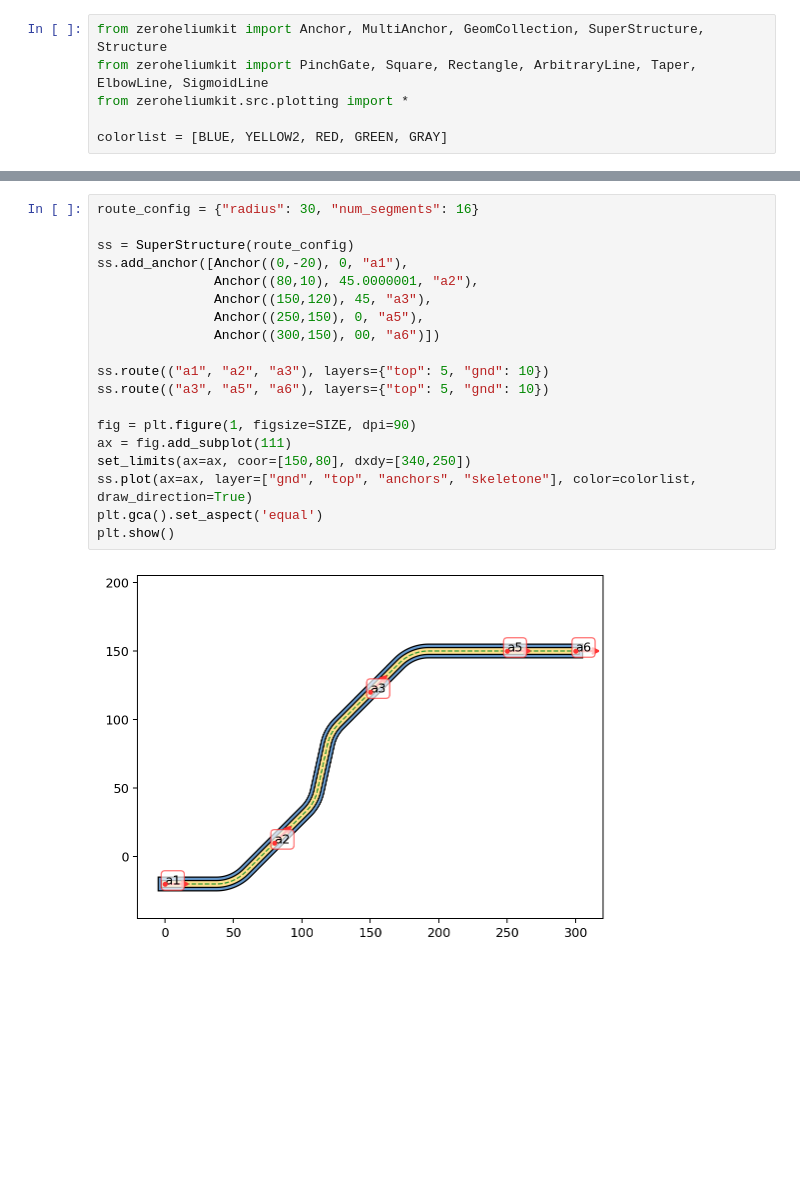
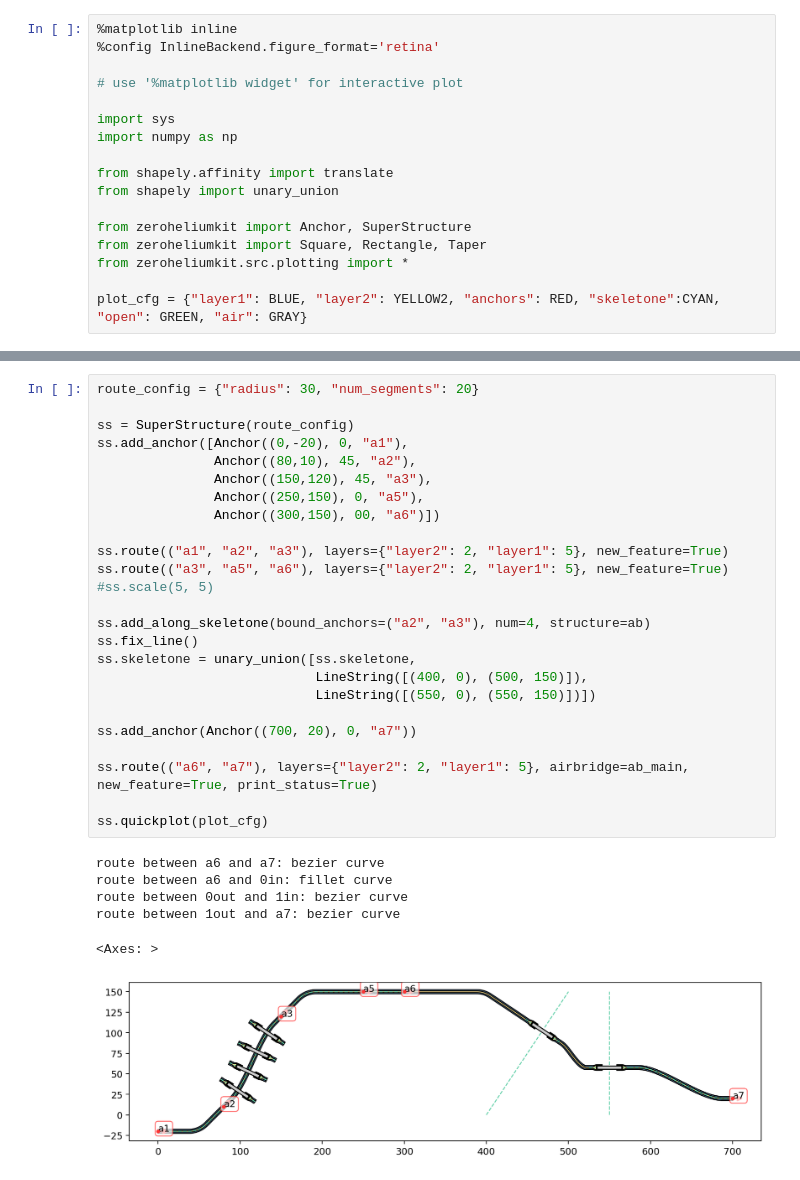
Before and after one commit to eeroqlab/zeroheliumkit, a Jupyter notebook: examples/anchors_routes.ipynb, the cells around one changed output, grey strips where cells are left out. Saved outputs shown, nothing was run; the diff lists cells and outputs as text; blank space fills up the shorter version.

```diff
--- a/examples/anchors_routes.ipynb
+++ b/examples/anchors_routes.ipynb
@@ -23,6 +1,17 @@ except ValueError: # Already removed
 # %%
-from zeroheliumkit import Anchor, MultiAnchor, GeomCollection, SuperStructure, Structure
-from zeroheliumkit import PinchGate, Square, Rectangle, ArbitraryLine, Taper, ElbowLine, SigmoidLine
+%matplotlib inline
+%config InlineBackend.figure_format='retina'
+
+# use '%matplotlib widget' for interactive plot
+
+import sys
+import numpy as np
+
+from shapely.affinity import translate
+from shapely import unary_union
+
+from zeroheliumkit import Anchor, SuperStructure
+from zeroheliumkit import Square, Rectangle, Taper
 from zeroheliumkit.src.plotting import *
 
-colorlist = [BLUE, YELLOW2, RED, GREEN, GRAY]
+plot_cfg = {"layer1": BLUE, "layer2": YELLOW2, "anchors": RED, "skeletone":CYAN, "open": GREEN, "air": GRAY}
@@ -174,21 +46,32 @@ plt.show()
 # %%
-route_config = {"radius": 30, "num_segments": 16}
+route_config = {"radius": 30, "num_segments": 20}
 
 ss = SuperStructure(route_config)
 ss.add_anchor([Anchor((0,-20), 0, "a1"),
-               Anchor((80,10), 45.0000001, "a2"),
+               Anchor((80,10), 45, "a2"),
                Anchor((150,120), 45, "a3"),
                Anchor((250,150), 0, "a5"),
                Anchor((300,150), 00, "a6")])
 
-ss.route(("a1", "a2", "a3"), layers={"top": 5, "gnd": 10})
-ss.route(("a3", "a5", "a6"), layers={"top": 5, "gnd": 10})
+ss.route(("a1", "a2", "a3"), layers={"layer2": 2, "layer1": 5}, new_feature=True)
+ss.route(("a3", "a5", "a6"), layers={"layer2": 2, "layer1": 5}, new_feature=True)
+#ss.scale(5, 5)
 
-fig = plt.figure(1, figsize=SIZE, dpi=90)
-ax = fig.add_subplot(111)
-set_limits(ax=ax, coor=[150,80], dxdy=[340,250])
-ss.plot(ax=ax, layer=["gnd", "top", "anchors", "skeletone"], color=colorlist, draw_direction=True)
-plt.gca().set_aspect('equal')
-plt.show()
+ss.add_along_skeletone(bound_anchors=("a2", "a3"), num=4, structure=ab)
+ss.fix_line()
+ss.skeletone = unary_union([ss.skeletone,
+                            LineString([(400, 0), (500, 150)]),
+                            LineString([(550, 0), (550, 150)])])
+
+ss.add_anchor(Anchor((700, 20), 0, "a7"))
+
+ss.route(("a6", "a7"), layers={"layer2": 2, "layer1": 5}, airbridge=ab_main, new_feature=True, print_status=True)
+
+ss.quickplot(plot_cfg)
 # %% [output]
+route between a6 and a7: bezier curve
+route between a6 and 0in: fillet curve
+route between 0out and 1in: bezier curve
+route between 1out and a7: bezier curve
+<Axes: >
-[figure, old version]
+[figure, new version]
```
Also changed, not shown: parts of 17 cells of this notebook, 3 other files.
